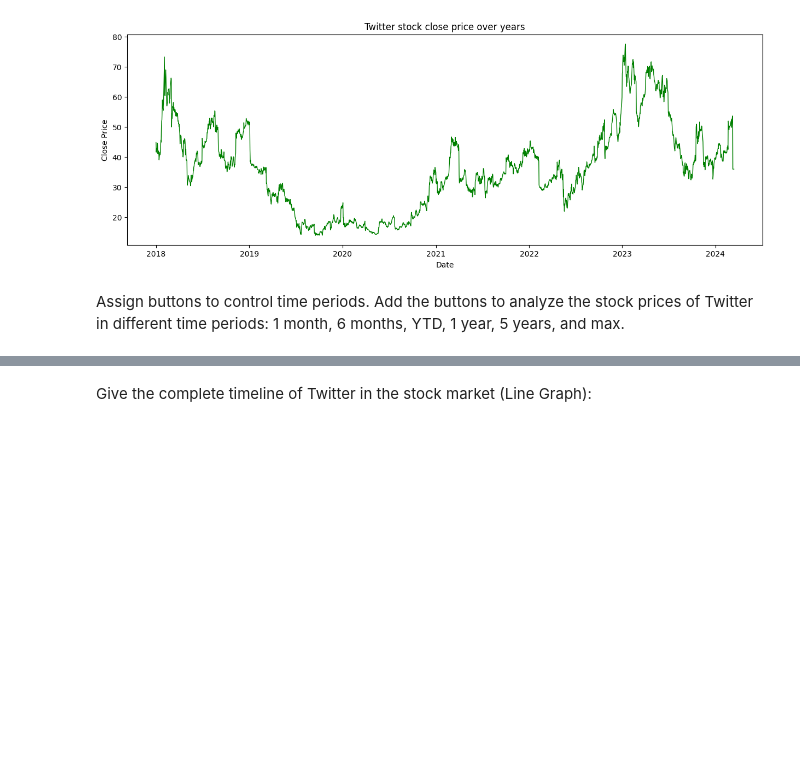
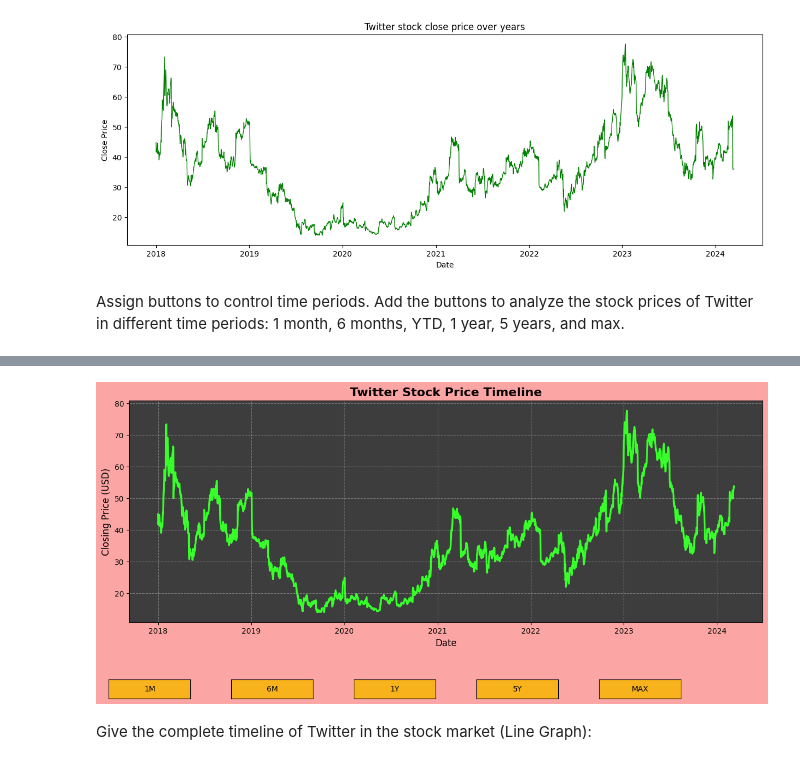
Before and after one commit to SachinGunjal001/Twitter-stock-Market-Python-Analysis, a Jupyter notebook: Twitter_Stocks_Python.ipynb, the cells around one changed output, grey strips where cells are left out. Saved outputs shown, nothing was run; the diff lists cells and outputs as text; code cells hidden in the pictures; blank space fills up the shorter version.

```diff
--- a/Twitter_Stocks_Python.ipynb
+++ b/Twitter_Stocks_Python.ipynb
@@ -277,3 +218,76 @@ interactive(children=(DatePicker(value=Timestamp('2018-01-01 00:00:00'), descrip
+# %%
+import pandas as pd
+import matplotlib.pyplot as plt
+from matplotlib.widgets import Button
+from datetime import datetime, timedelta
+
+plt.ion()
+
+df = pd.read_excel("TWTR.xlsx")
+
+df['Date'] = pd.to_datetime(df['Date'])
+df = df.sort_values(by='Date')
+
+def filter_data(period):
+    end_date = df['Date'].max()
+
+    if period == "1M":
+        start_date = end_date - timedelta(days=30)
+    elif period == "6M":
+        start_date = end_date - timedelta(days=182)
+    elif period == "1Y":
+        start_date = end_date - timedelta(days=365)
+    elif period == "5Y":
+        start_date = end_date - timedelta(days=5*365)
+    else:  # MAX
+        start_date = df['Date'].min()
+
+    return df[(df['Date'] >= start_date) & (df['Date'] <= end_date)]
+
+fig, ax = plt.subplots(figsize=(15, 7))
+plt.subplots_adjust(bottom=0.3)
+
+fig.patch.set_facecolor("#fca5a5")
+ax.set_facecolor("#3D3D3D")
+
+filtered_df = filter_data("MAX")
+line, = ax.plot(filtered_df['Date'], filtered_df['Close'], color="#37FF29", linewidth=2.5)
+
+# Improve visuals
+ax.set_title("Twitter Stock Price Timeline", fontsize=16, fontweight='bold', color="#050000")
+ax.set_xlabel("Date", fontsize=12, color="#080000")
+ax.set_ylabel("Closing Price (USD)", fontsize=12, color="#000000")
+ax.grid(True, linestyle='--', alpha=0.5)
+
+ax.tick_params(colors="#000700", labelsize=10)
+
+def update(event):
+    label = event.inaxes.get_label()
+    filtered_df = filter_data(label)
+
+    line.set_xdata(filtered_df['Date'])
+    line.set_ydata(filtered_df['Close'])
+
+    ax.set_xlim(filtered_df['Date'].min(), filtered_df['Date'].max())
+    ax.set_ylim(filtered_df['Close'].min(), filtered_df['Close'].max())
+    ax.set_title(f"Twitter Stock Price - {label} Period", fontsize=16, fontweight='bold', color='#333333')
+
+    fig.canvas.draw_idle()
+
+button_labels = ["1M", "6M", "1Y", "5Y", "MAX"]
+positions = [0.1, 0.25, 0.4, 0.55, 0.7]
+buttons = []
+
+for i, label in enumerate(button_labels):
+    ax_button = plt.axes([positions[i], 0.1, 0.1, 0.05])
+    button = Button(ax_button, label, color="#f7b21c", hovercolor="#f6d621")
+    button.ax.set_label(label)
+    button.on_clicked(update)
+    buttons.append(button)
+
+plt.show(block=True)
+# %% [output]
+[figure, added]
 # %% [markdown]
 Give the complete timeline of Twitter in the stock market (Line Graph):
 # %%
```
Also changed, not shown: parts of 5 cells of this notebook, 4 other files.
